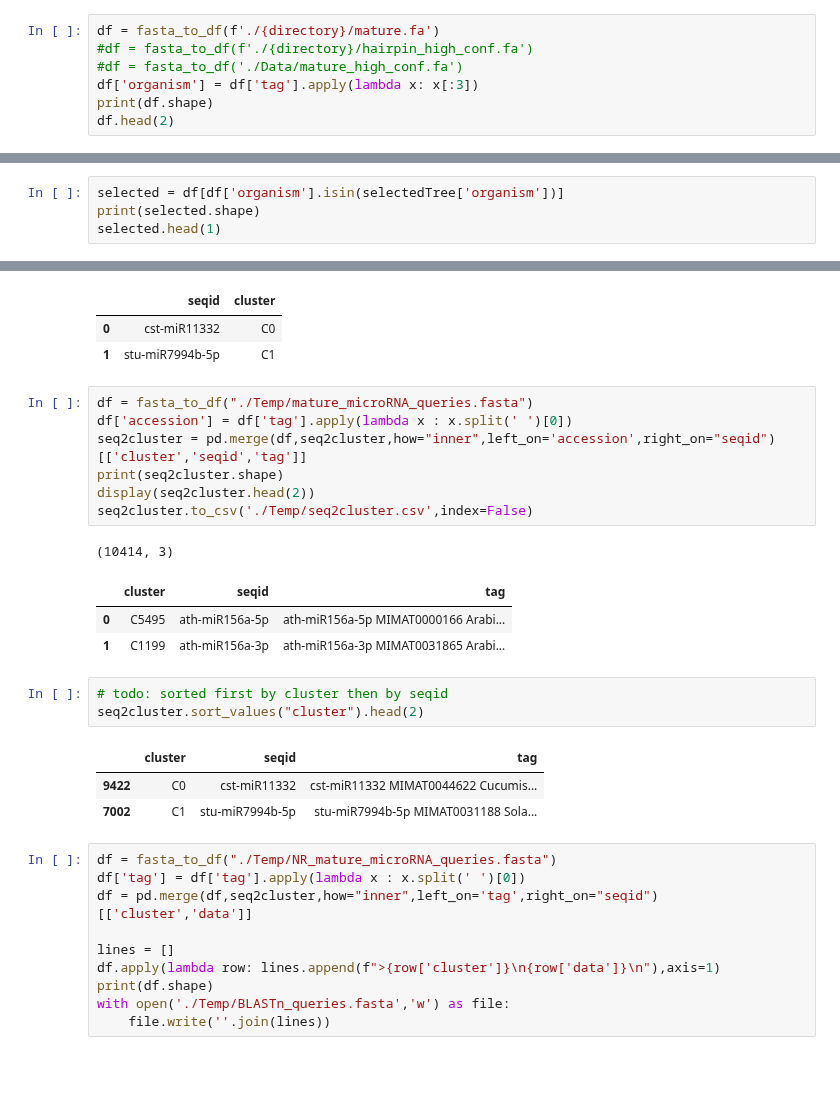
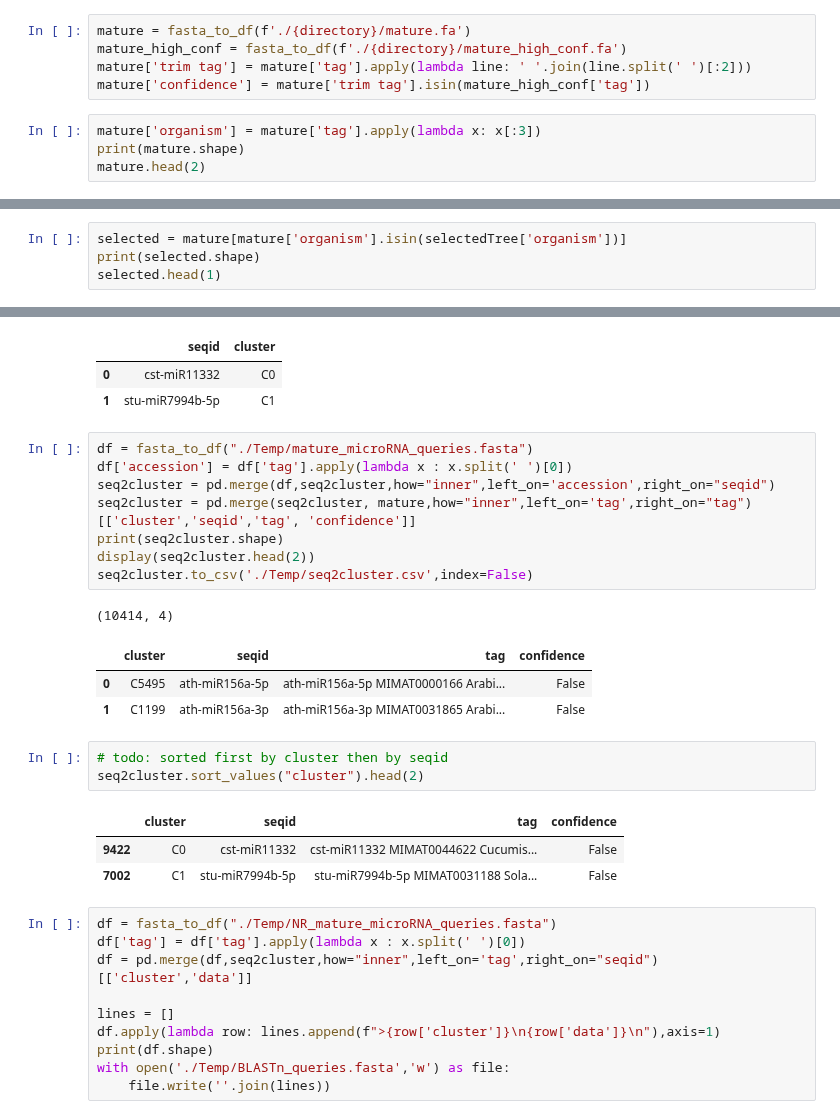
Before and after one commit to Ilia-Abolhasani/amir-p3, a Jupyter notebook: Code.ipynb, the cells around one changed output, grey strips where cells are left out. Saved outputs shown, nothing was run; the diff lists cells and outputs as text; blank space fills up the shorter version.

```diff
--- a/Code.ipynb
+++ b/Code.ipynb
@@ -192,8 +194,10 @@ organisms.txt.gz    100%[===================>]   6.68K  --.-KB/s    in 0s
+# %%
+mature = fasta_to_df(f'./{directory}/mature.fa')
+mature_high_conf = fasta_to_df(f'./{directory}/mature_high_conf.fa')
+mature['trim tag'] = mature['tag'].apply(lambda line: ' '.join(line.split(' ')[:2]))
+mature['confidence'] = mature['trim tag'].isin(mature_high_conf['tag'])
 # %%
-df = fasta_to_df(f'./{directory}/mature.fa')
-#df = fasta_to_df(f'./{directory}/hairpin_high_conf.fa')
-#df = fasta_to_df('./Data/mature_high_conf.fa')
-df['organism'] = df['tag'].apply(lambda x: x[:3])
-print(df.shape)
-df.head(2)
+mature['organism'] = mature['tag'].apply(lambda x: x[:3])
+print(mature.shape)
+mature.head(2)
 # %% [output]
@@ -246,7 +250,7 @@ selectedTree.head(5)
 | 69 | smo | SMO | Selaginella moellendorffii | Viridiplantae;Embryophyta; | 88036 |
 | 70 | ath | ATH | Arabidopsis thaliana | Viridiplantae;Magnoliophyta;eudic... | 3702 |
 # %%
-selected = df[df['organism'].isin(selectedTree['organism'])]
+selected = mature[mature['organism'].isin(selectedTree['organism'])]
 print(selected.shape)
 selected.head(1)
 # %% [output]
@@ -322,22 +326,23 @@ seq2cluster.head(2)
 # %%
 df = fasta_to_df("./Temp/mature_microRNA_queries.fasta")
 df['accession'] = df['tag'].apply(lambda x : x.split(' ')[0])
-seq2cluster = pd.merge(df,seq2cluster,how="inner",left_on='accession',right_on="seqid")[['cluster','seqid','tag']]
+seq2cluster = pd.merge(df,seq2cluster,how="inner",left_on='accession',right_on="seqid")
+seq2cluster = pd.merge(seq2cluster, mature,how="inner",left_on='tag',right_on="tag")[['cluster','seqid','tag', 'confidence']]
 print(seq2cluster.shape)
 display(seq2cluster.head(2))
 seq2cluster.to_csv('./Temp/seq2cluster.csv',index=False)
 # %% [output]
-(10414, 3)
+(10414, 4)
-|  | cluster | seqid | tag |
-| 0 | C5495 | ath-miR156a-5p | ath-miR156a-5p MIMAT0000166 Arabi... |
-| 1 | C1199 | ath-miR156a-3p | ath-miR156a-3p MIMAT0031865 Arabi... |
+|  | cluster | seqid | tag | confidence |
+| 0 | C5495 | ath-miR156a-5p | ath-miR156a-5p MIMAT0000166 Arabi... | False |
+| 1 | C1199 | ath-miR156a-3p | ath-miR156a-3p MIMAT0031865 Arabi... | False |
 # %%
 # todo: sorted first by cluster then by seqid
 seq2cluster.sort_values("cluster").head(2)
 # %% [output]
-|  | cluster | seqid | tag |
-| 9422 | C0 | cst-miR11332 | cst-miR11332 MIMAT0044622 Cucumis... |
-| 7002 | C1 | stu-miR7994b-5p | stu-miR7994b-5p MIMAT0031188 Sola... |
+|  | cluster | seqid | tag | confidence |
+| 9422 | C0 | cst-miR11332 | cst-miR11332 MIMAT0044622 Cucumis... | False |
+| 7002 | C1 | stu-miR7994b-5p | stu-miR7994b-5p MIMAT0031188 Sola... | False |
 # %%
 df = fasta_to_df("./Temp/NR_mature_microRNA_queries.fasta")
 df['tag'] = df['tag'].apply(lambda x : x.split(' ')[0])
```
Also changed, not shown: parts of 33 cells of this notebook.
